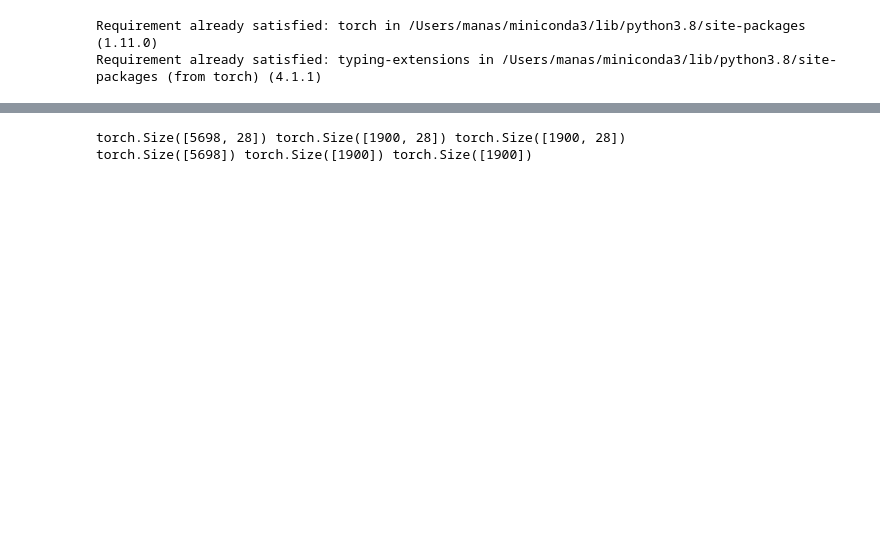
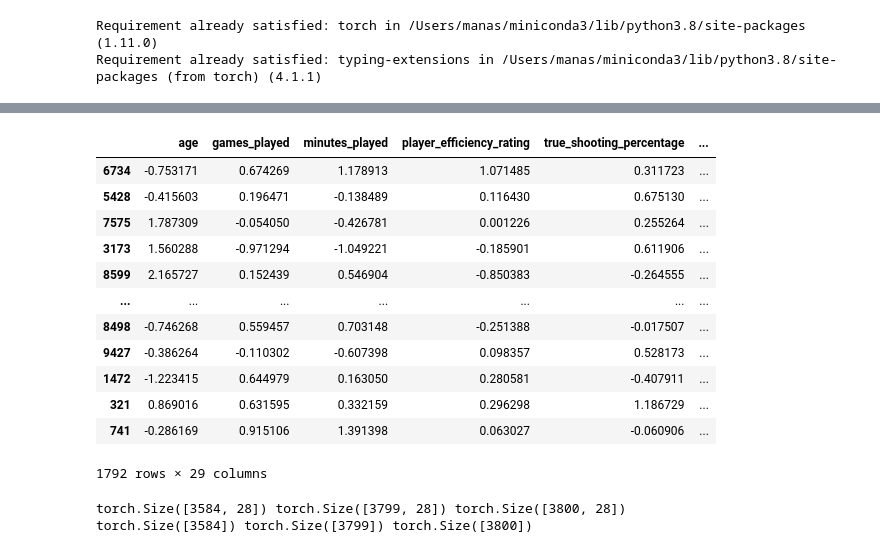
Before and after one commit to comrade813/CS-4641-NBA-All-Star, a Jupyter notebook: notebooks/CS_4641_Model_1_Notebook.ipynb, the cells around one changed output, grey strips where cells are left out. Saved outputs shown, nothing was run; the diff lists cells and outputs as text; code cells hidden in the pictures; blank space fills up the shorter version.

```diff
--- a/notebooks/CS_4641_Model_1_Notebook.ipynb
+++ b/notebooks/CS_4641_Model_1_Notebook.ipynb
@@ -57,13 +41,79 @@ Name: is_all_star, dtype: int64
+# %%
+#normalize every player feature based on position and season
+positions = ['POS_CENTER', 'POS_POINT GUARD', 'POS_POWER FORWARD', 'POS_SHOOTING GUARD', 'POS_SMALL FORWARD']
+years = X['season'].unique()
+
+working_X = []
+for pos in positions:
+    for year in years:
+        #get players for a particular year and find means and variances for every feature
+        #current = X.where(X[pos] == 1 & X['season'] == year)
+
+        current = X[(X[pos] == 1) & (X['season'] == year)]
+        current = current.drop(columns=['season'])
+
+        all_star_col = current['is_all_star']
+        current = current.drop(columns=['is_all_star'])
+
+        position_cols = current[positions]
+        current = current.drop(columns=positions)
+
+        current = (current - current.mean())/current.std()
+        current[positions] = position_cols
+        current['is_all_star'] = all_star_col
+        working_X.append(current)
+
+X = pd.concat(working_X)
+# %%
+SEED = 69
+train_ratio = 0.3
+test_ratio = 0.4
+val_ratio = 0.4
+
+X_train, X_tmp = train_test_split(X, test_size=test_ratio+val_ratio)
+X_test, X_val = train_test_split(X_tmp,test_size=val_ratio/(val_ratio + test_ratio))
+# %%
+
+all_stars = X_train[X_train['is_all_star'] == 1]
+non_all_stars = X_train[X_train['is_all_star'] == 0]
+all_stars = all_stars.sample(n=non_all_stars.shape[0], replace = True)
+X_train = pd.concat([all_stars, non_all_stars])
+X_train = X_train.sample(frac=1)
+# %%
+#X.head()
+X_train[X_train['is_all_star'] == 0]
+# %% [output]
+|  | age | games_played | minutes_played | player_efficiency_rating | true_shooting_percentage | ... |
+| 6734 | -0.753171 | 0.674269 | 1.178913 | 1.071485 | 0.311723 | ... |
+| 5428 | -0.415603 | 0.196471 | -0.138489 | 0.116430 | 0.675130 | ... |
+| 7575 | 1.787309 | -0.054050 | -0.426781 | 0.001226 | 0.255264 | ... |
+| 3173 | 1.560288 | -0.971294 | -1.049221 | -0.185901 | 0.611906 | ... |
+| 8599 | 2.165727 | 0.152439 | 0.546904 | -0.850383 | -0.264555 | ... |
+| ... | ... | ... | ... | ... | ... | ... |
+| 8498 | -0.746268 | 0.559457 | 0.703148 | -0.251388 | -0.017507 | ... |
+| 9427 | -0.386264 | -0.110302 | -0.607398 | 0.098357 | 0.528173 | ... |
+| 1472 | -1.223415 | 0.644979 | 0.163050 | 0.280581 | -0.407911 | ... |
+| 321 | 0.869016 | 0.631595 | 0.332159 | 0.296298 | 1.186729 | ... |
+| 741 | -0.286169 | 0.915106 | 1.391398 | 0.063027 | -0.060906 | ... |
+1792 rows × 29 columns
 # %%
-#split dataset into 70/15/15 for training, testing, validation
+'''
+#split dataset into 60/20/20 for training, testing, validation
 SEED = 69
 train_ratio = 0.6
 test_ratio = 0.2
 val_ratio = 0.2
 
+
+
+X, y = X.drop(columns=['is_all_star']), X['is_all_star']
+
 X_train, X_tmp, y_train, y_tmp = train_test_split(X, y, test_size=test_ratio+val_ratio)
 X_test, X_val, y_test, y_val = train_test_split(X_tmp, y_tmp, test_size=val_ratio/(val_ratio + test_ratio))
-
+'''
+X_train, y_train = X_train.drop(columns=['is_all_star']), X_train['is_all_star']
+X_test, y_test = X_test.drop(columns=['is_all_star']), X_test['is_all_star']
+X_val, y_val = X_val.drop(columns=['is_all_star']), X_val['is_all_star']
 
 #convert data to tensors
 X_train, X_test, X_val = torch.LongTensor(X_train.values), torch.LongTensor(X_test.values), torch.LongTensor(X_val.values)
@@ -72,8 +122,8 @@ y_train, y_test, y_val = torch.LongTensor(y_train.values), torch.LongTensor(y_te
 print(X_train.shape, X_test.shape, X_val.shape)
 print(y_train.shape, y_test.shape, y_val.shape)
 # %% [output]
-torch.Size([5698, 28]) torch.Size([1900, 28]) torch.Size([1900, 28])
-torch.Size([5698]) torch.Size([1900]) torch.Size([1900])
+torch.Size([3584, 28]) torch.Size([3799, 28]) torch.Size([3800, 28])
+torch.Size([3584]) torch.Size([3799]) torch.Size([3800])
 # %%
 class dataset(Dataset):
   def __init__(self,X,y):
```
Also changed, not shown: parts of 10 cells of this notebook.
